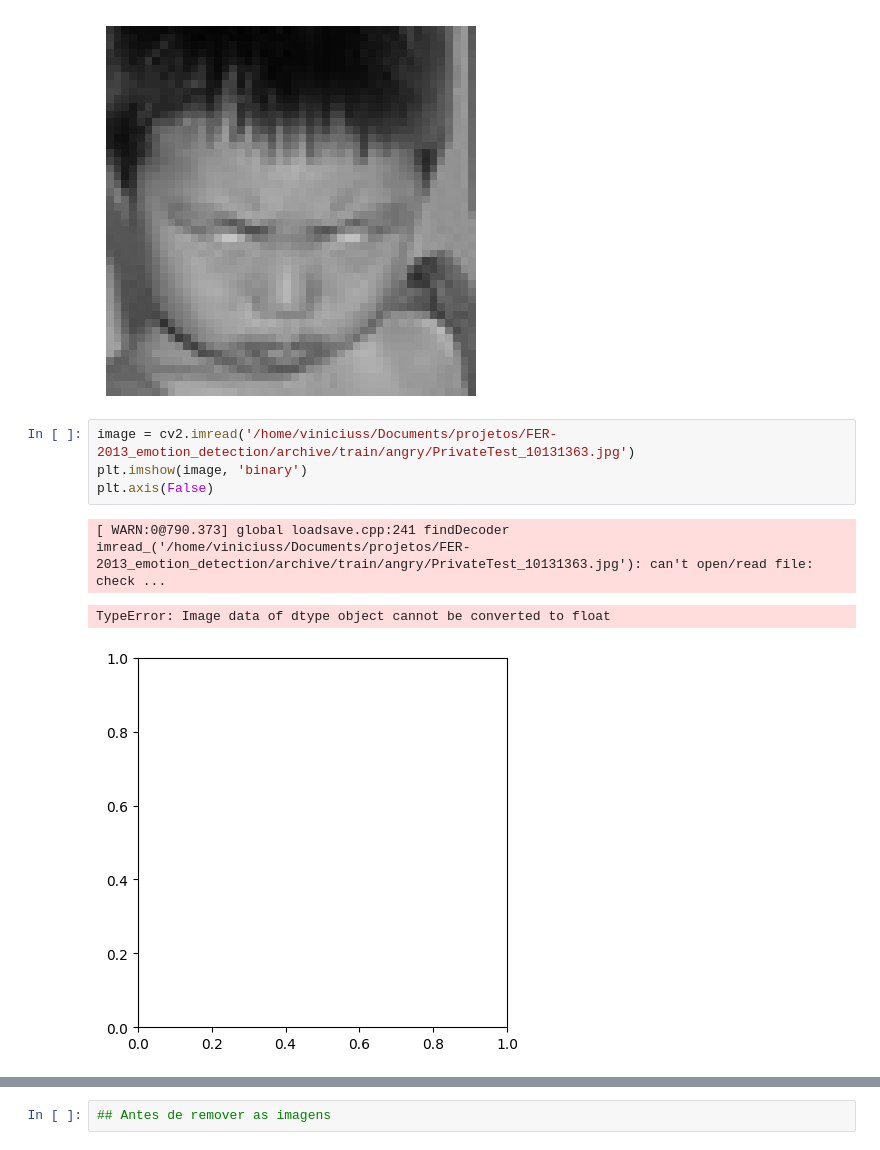
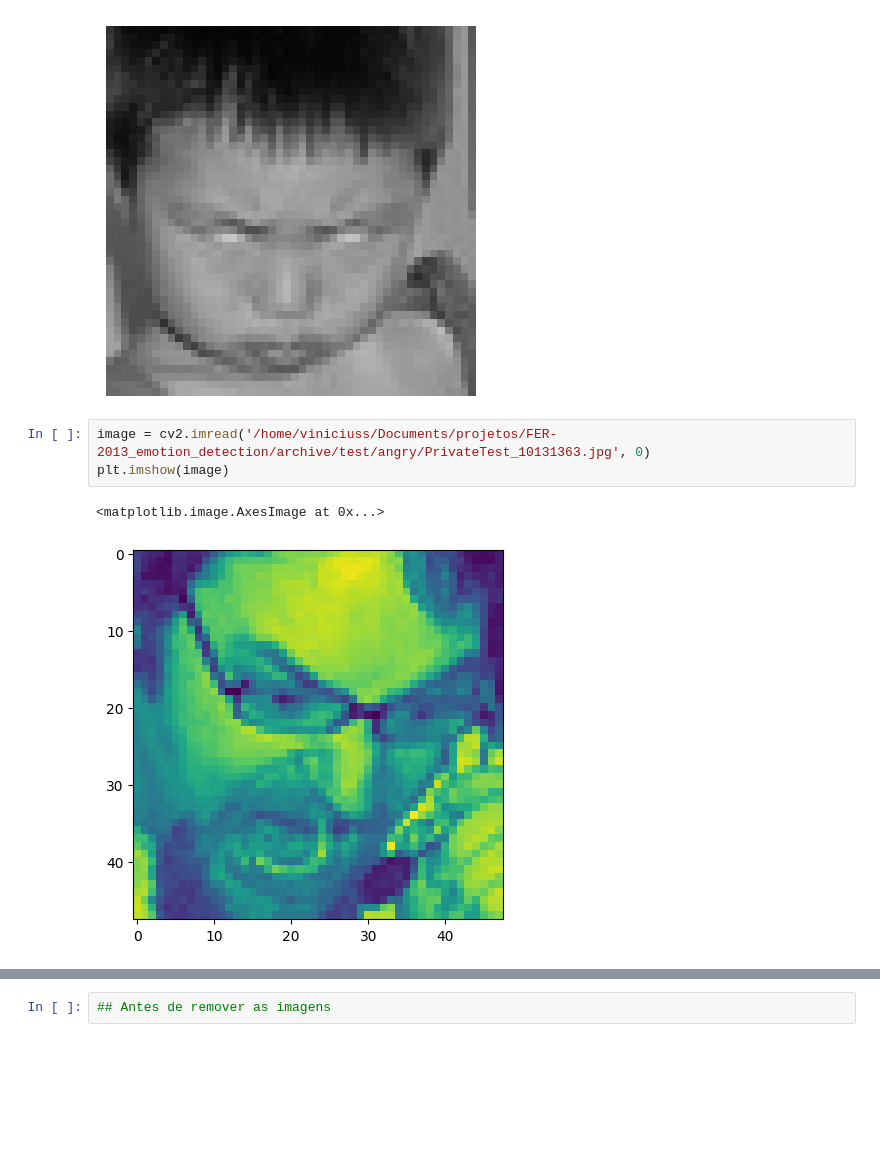
Before and after one commit to Sir-Vinicius/FER-2013_emotion_detection, a Jupyter notebook: emotion_detection.ipynb, the cells around one changed output, grey strips where cells are left out. Cells and saved outputs as stored; diff of their text form; blank space fills up the shorter version.

```diff
--- a/emotion_detection.ipynb
+++ b/emotion_detection.ipynb
@@ -48,11 +51,9 @@ plt.axis(False)
 (-0.5, 47.5, 47.5, -0.5)
 [figure]
 # %%
-image = cv2.imread('/home/viniciuss/Documents/projetos/FER-2013_emotion_detection/archive/train/angry/PrivateTest_10131363.jpg')
-plt.imshow(image, 'binary')
-plt.axis(False)
+image = cv2.imread('/home/viniciuss/Documents/projetos/FER-2013_emotion_detection/archive/test/angry/PrivateTest_10131363.jpg', 0)
+plt.imshow(image)
 # %% [output]
-[ WARN:0@790.373] global loadsave.cpp:241 findDecoder imread_('/home/viniciuss/Documents/projetos/FER-2013_emotion_detection/archive/train/angry/PrivateTest_10131363.jpg'): can't open/read file: check ...
+<matplotlib.image.AxesImage at 0x...>
-TypeError: Image data of dtype object cannot be converted to float
-[figure, old version]
+[figure, new version]
 # %%
```
Also changed, not shown: parts of 18 cells of this notebook, 1 other file.
